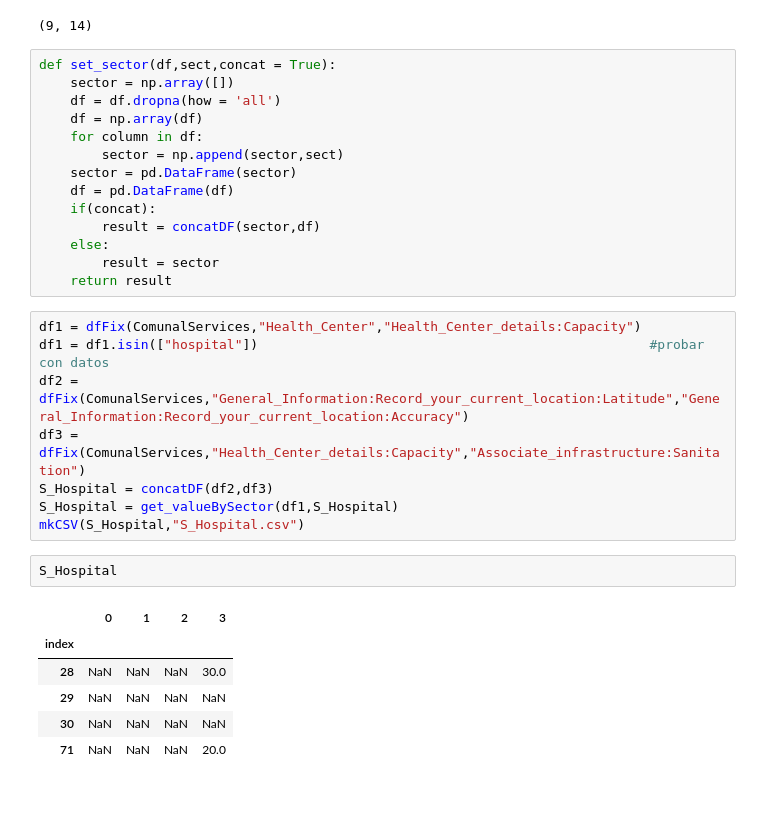
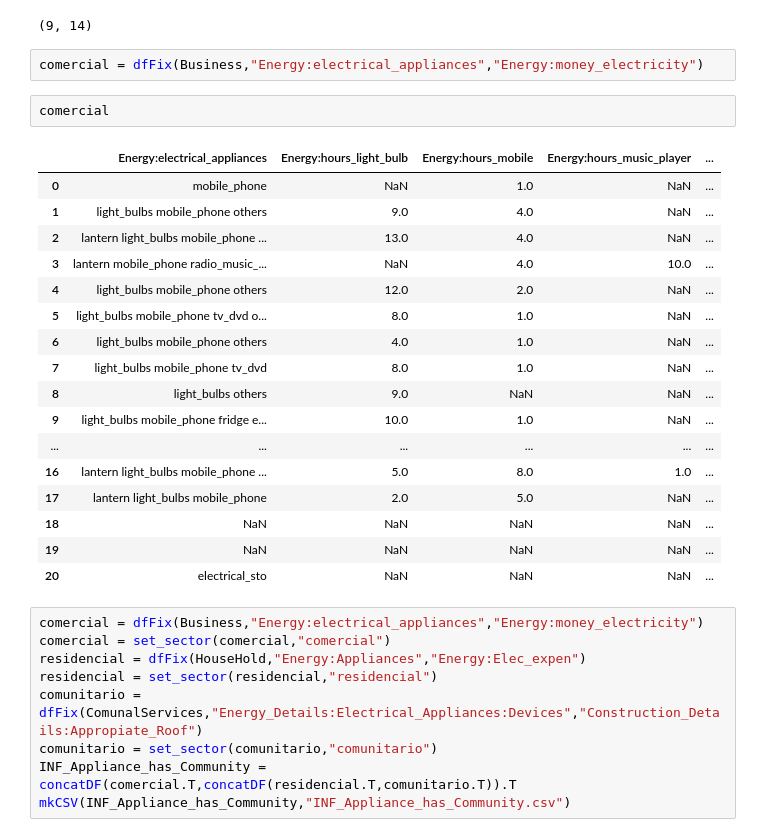
Before and after one commit to guillermosanchezg/NAUTIA, a Jupyter notebook: DesarrolloPy/NotebookTransform.ipynb, the cells around one changed output. Saved outputs shown, nothing was run; the diff lists cells and outputs as text; blank space fills up the shorter version.

Commit message:
Revisión de comenytarios en script final. Refactorización de script crea sql load data

```diff
--- a/DesarrolloPy/NotebookTransform.ipynb
+++ b/DesarrolloPy/NotebookTransform.ipynb
@@ -288,34 +302,34 @@ FarmyardCrop.shape
 PublicSpace.shape
 # %% [output]
 (9, 14)
-# %%
-def set_sector(df,sect,concat = True):
-    sector = np.array([])
-    df = df.dropna(how = 'all')
-    df = np.array(df)
-    for column in df:
-        sector = np.append(sector,sect)
-    sector = pd.DataFrame(sector)
-    df = pd.DataFrame(df)
-    if(concat):
-        result = concatDF(sector,df)
-    else:
-        result = sector
-    return result
-# %%
-df1 = dfFix(ComunalServices,"Health_Center","Health_Center_details:Capacity")
-df1 = df1.isin(["hospital"])                                                  #probar con datos
-df2 = dfFix(ComunalServices,"General_Information:Record_your_current_location:Latitude","General_Information:Record_your_current_location:Accuracy")
-df3 = dfFix(ComunalServices,"Health_Center_details:Capacity","Associate_infrastructure:Sanitation")
-S_Hospital = concatDF(df2,df3)
-S_Hospital = get_valueBySector(df1,S_Hospital)
-mkCSV(S_Hospital,"S_Hospital.csv")
-# %%
-S_Hospital
-# %% [output]
-|  | 0 | 1 | 2 | 3 |
-| index |  |  |  |  |
-| 28 | NaN | NaN | NaN | 30.0 |
-| 29 | NaN | NaN | NaN | NaN |
-| 30 | NaN | NaN | NaN | NaN |
-| 71 | NaN | NaN | NaN | 20.0 |
+# %%
+comercial = dfFix(Business,"Energy:electrical_appliances","Energy:money_electricity")
+# %%
+comercial
+# %% [output]
+|  | Energy:electrical_appliances | Energy:hours_light_bulb | Energy:hours_mobile | Energy:hours_music_player | ... |
+| 0 | mobile_phone | NaN | 1.0 | NaN | ... |
+| 1 | light_bulbs mobile_phone others | 9.0 | 4.0 | NaN | ... |
+| 2 | lantern light_bulbs mobile_phone ... | 13.0 | 4.0 | NaN | ... |
+| 3 | lantern mobile_phone radio_music_... | NaN | 4.0 | 10.0 | ... |
+| 4 | light_bulbs mobile_phone others | 12.0 | 2.0 | NaN | ... |
+| 5 | light_bulbs mobile_phone tv_dvd o... | 8.0 | 1.0 | NaN | ... |
+| 6 | light_bulbs mobile_phone others | 4.0 | 1.0 | NaN | ... |
+| 7 | light_bulbs mobile_phone tv_dvd | 8.0 | 1.0 | NaN | ... |
+| 8 | light_bulbs others | 9.0 | NaN | NaN | ... |
+| 9 | light_bulbs mobile_phone fridge e... | 10.0 | 1.0 | NaN | ... |
+| ... | ... | ... | ... | ... | ... |
+| 16 | lantern light_bulbs mobile_phone ... | 5.0 | 8.0 | 1.0 | ... |
+| 17 | lantern light_bulbs mobile_phone | 2.0 | 5.0 | NaN | ... |
+| 18 | NaN | NaN | NaN | NaN | ... |
+| 19 | NaN | NaN | NaN | NaN | ... |
+| 20 | electrical_sto | NaN | NaN | NaN | ... |
+# %%
+comercial = dfFix(Business,"Energy:electrical_appliances","Energy:money_electricity")
+comercial = set_sector(comercial,"comercial")
+residencial = dfFix(HouseHold,"Energy:Appliances","Energy:Elec_expen")
+residencial = set_sector(residencial,"residencial")
+comunitario = dfFix(ComunalServices,"Energy_Details:Electrical_Appliances:Devices","Construction_Details:Appropiate_Roof")
+comunitario = set_sector(comunitario,"comunitario")
+INF_Appliance_has_Community = concatDF(comercial.T,concatDF(residencial.T,comunitario.T)).T
+mkCSV(INF_Appliance_has_Community,"INF_Appliance_has_Community.csv")
```
Also changed, not shown: parts of 2 cells of this notebook, 17 other files.
